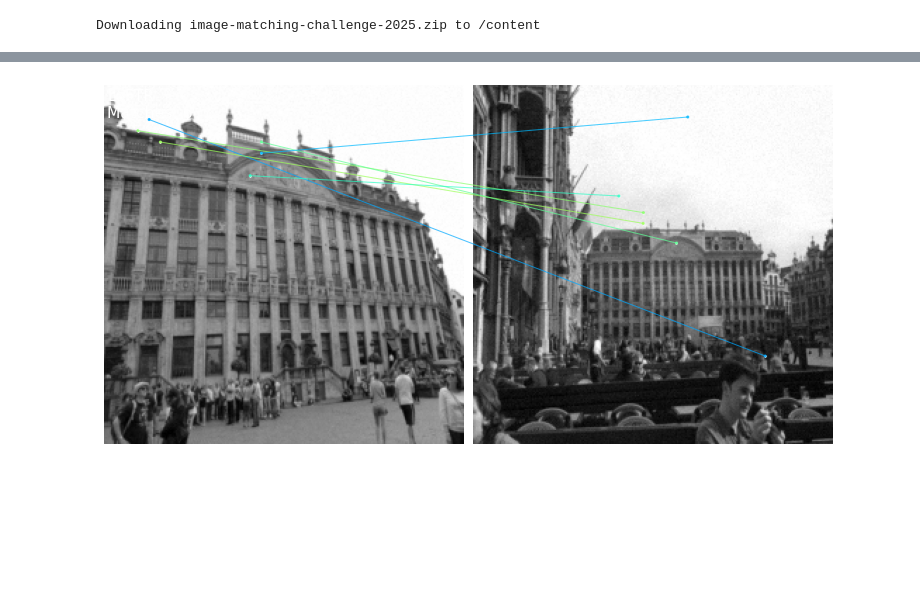
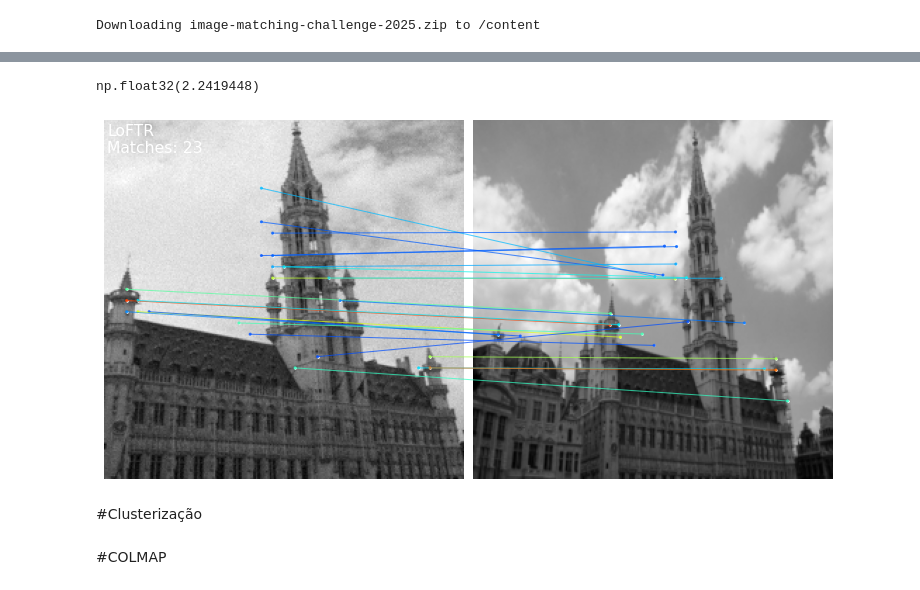
Before and after one commit to Romulol-B/Image_Matching_2025, a Jupyter notebook: loftr.ipynb, the cells around one changed output, grey strips where cells are left out. Drawn from its saved outputs; the diff is of its cells as text; code cells hidden in the pictures; blank space fills up the shorter version.

```diff
--- a/loftr.ipynb
+++ b/loftr.ipynb
@@ -291,8 +257,0 @@ np.float32(0.30230454)
-# %%
-"""for img,label in kaggle_data:
-  if label ==4:
-    p1, p2, conf,ang,conf = rotation_matcher(stone,img)
-    if ang != 0:
-      img=torchvision.transforms.functional.rotate(img,angle=ang)
-      p1, p2, conf,angs=dual_matching(stone,img)
-      draw_points(stone,img,p1,p2,conf)"""
@@ -300,0 +287,7 @@ np.float32(0.30230454)
+# %%
+def amostra(n):
+  amostra =[]
+  for i in range(n):
+    img,_ = kaggle_data[-i-600]
+    amostra.append(img)
+  return amostra
@@ -300,0 +393,4 @@ np.float32(0.30230454)
+# %%
+size_amostra = 10
+dados_amostra =amostra(size_amostra)
+matrix,matrix_conf = mult_matcher_square(dados_amostra)
@@ -300,0 +470,4 @@ np.float32(0.30230454)
+# %%
+matrix_conf[5][4]
+# %% [output]
+np.float32(2.2419448)
@@ -301,4 +476,10 @@ np.float32(0.30230454)
+# %%
+p1,p2 ,conf,ang = dual_matching(dados_amostra[4],dados_amostra[5])
 # %%
-draw_points(img0,img01,p1,p2,conf)
+draw_points(dados_amostra[4],dados_amostra[5],p1,p2,conf)
 # %% [output]
-[figure, old version]
+[figure, new version]
+# %% [markdown]
+#Clusterização
+# %% [markdown]
+#COLMAP
```
Also changed, not shown: parts of 42 cells of this notebook.
